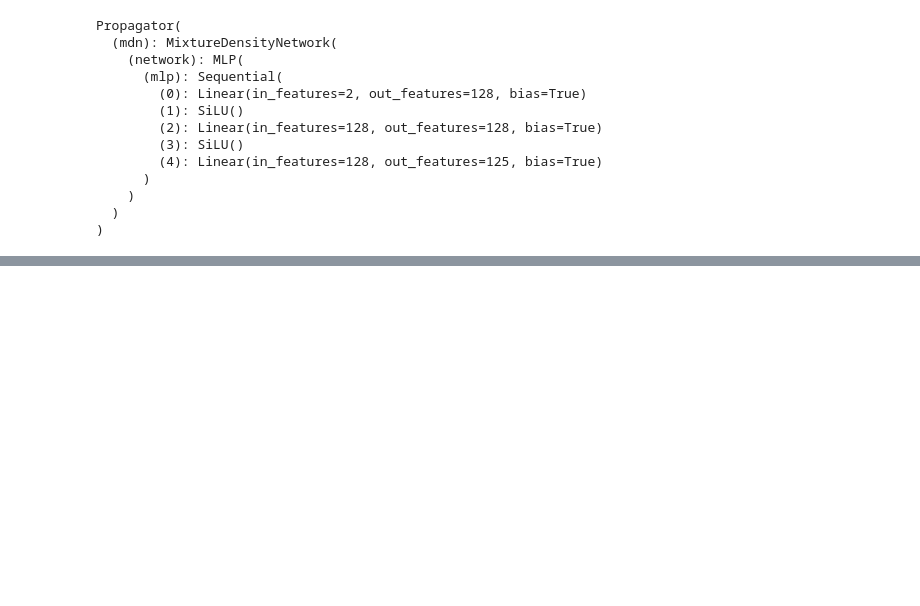
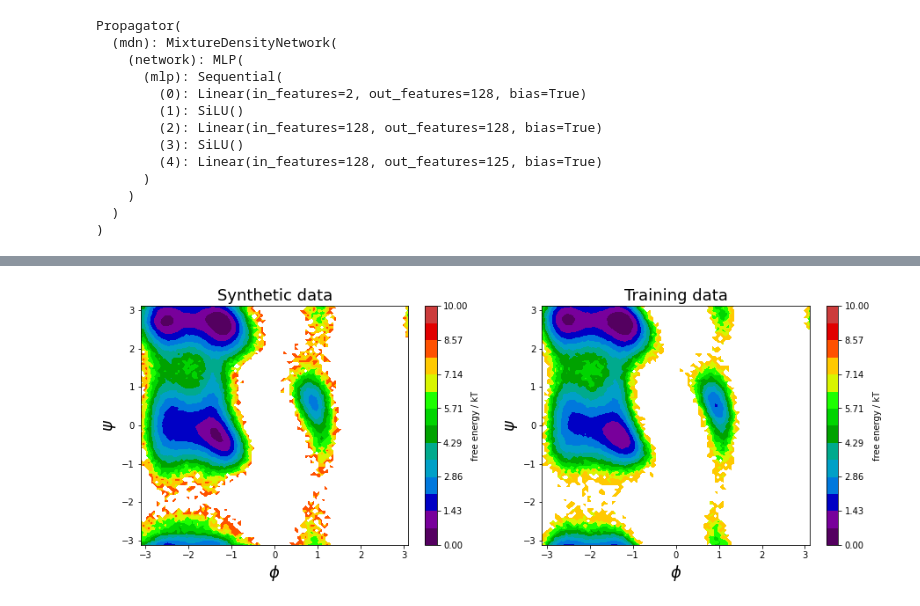
Before and after one commit to Ferg-Lab/mdn_propagator, a Jupyter notebook: examples/ADP_phi_psi.ipynb, the cells around one changed output, grey strips where cells are left out. Saved outputs shown, nothing was run; the diff lists cells and outputs as text; code cells hidden in the pictures; blank space fills up the shorter version.

```diff
--- a/examples/ADP_phi_psi.ipynb
+++ b/examples/ADP_phi_psi.ipynb
@@ -93,0 +102,14 @@ pred_phi_psi = scaler.inverse_transform(xs.cpu().numpy())
+# %%
+fig, axes = plt.subplots(1,2, figsize=(15, 5))
+
+pyemma.plots.plot_free_energy(*pred_phi_psi.T, levels=np.linspace(0, 10, 15), ax=axes[0])
+pyemma.plots.plot_free_energy(*np.concatenate(phi_psi_data).T, levels=np.linspace(0, 10, 15), ax=axes[1])
+
+axes[0].set_title('Synthetic data', fontsize=18)
+axes[1].set_title('Training data', fontsize=18)
+
+for ax in axes:
+    ax.set_xlabel('$\phi$', fontsize=18)
+    ax.set_ylabel('$\psi$', fontsize=18)
+# %% [output]
+[figure, added]
```
Also changed, not shown: parts of 16 cells of this notebook, 3 other files.
